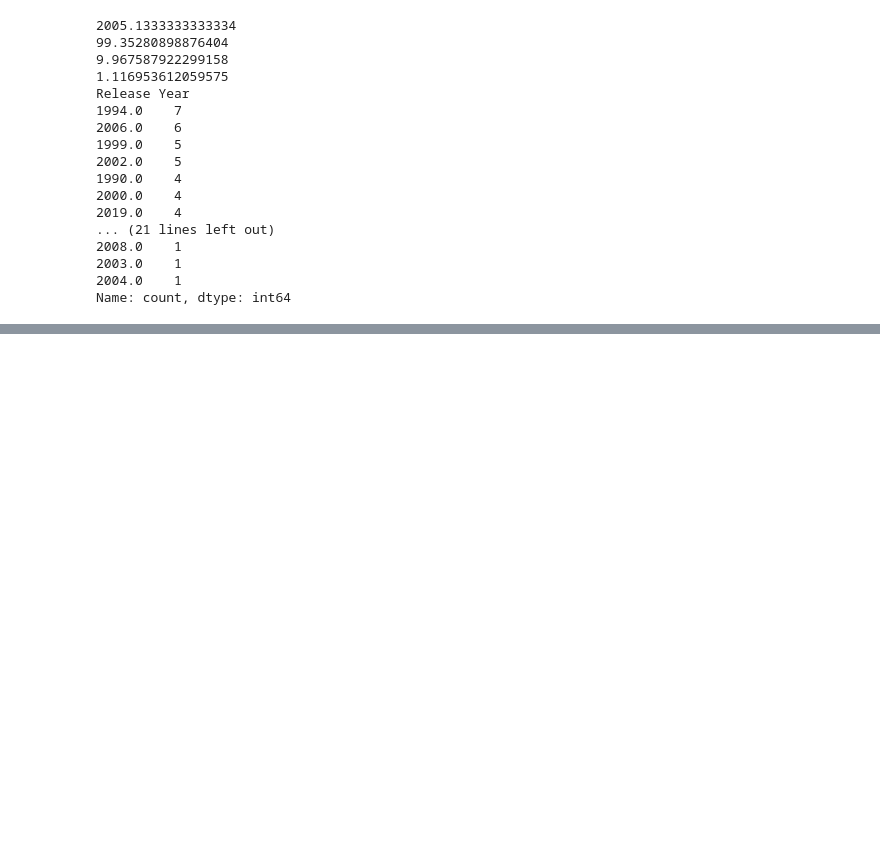
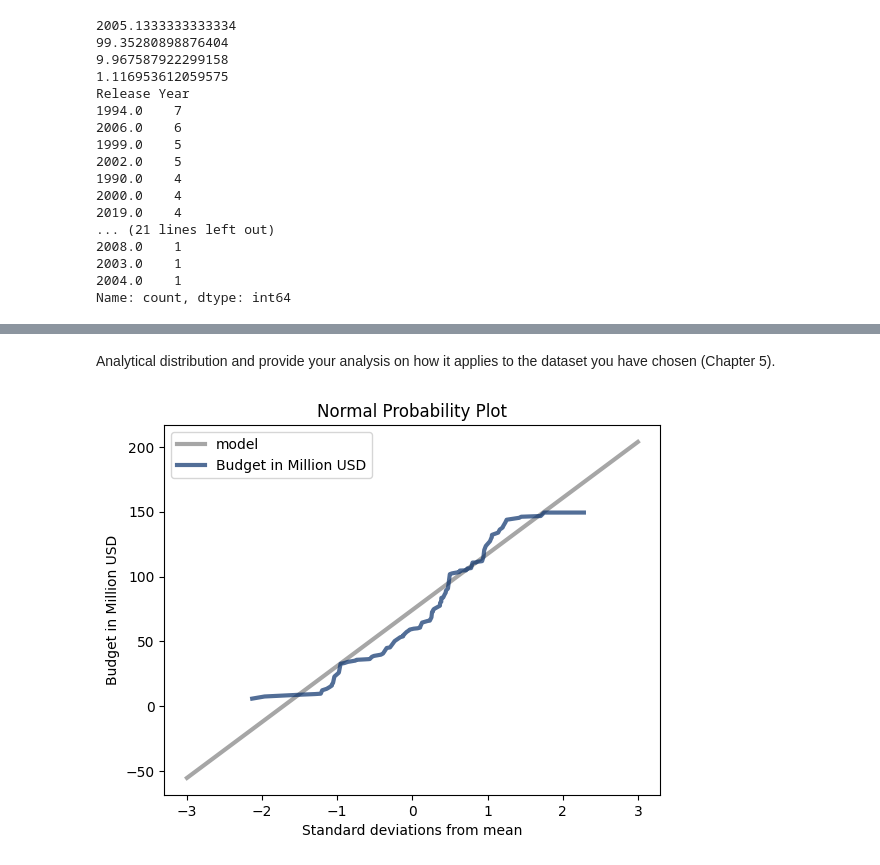
Before and after one commit to pevens/DSC_530_Final_Project, a Jupyter notebook: Week_12/DSC_530_Final_Project_Code.ipynb, the cells around one changed output, grey strips where cells are left out. Drawn from its saved outputs; the diff is of its cells as text; code cells hidden in the pictures; blank space fills up the shorter version.

```diff
--- a/Week_12/DSC_530_Final_Project_Code.ipynb
+++ b/Week_12/DSC_530_Final_Project_Code.ipynb
@@ -264,0 +330,20 @@ Name: count, dtype: int64
+# %% [markdown]
+Analytical distribution and provide your analysis on how it applies to the dataset you have chosen (Chapter 5).
+# %%
+def MakeNormalPlot(budget):
+    mean = budget.mean()
+    std = budget.std()
+    xs = [-3, 3]
+    fxs, fys = thinkstats2.FitLine(xs, inter=mean, slope=std)
+
+    thinkplot.Plot(fxs, fys, color='gray', label='model')
+    xs, ys = thinkstats2.NormalProbability(budget)
+    thinkplot.Plot(xs, ys, label='Budget in Million USD')
+    thinkplot.Config(title='Normal Probability Plot',
+                 xlabel='Standard deviations from mean',
+                 ylabel='Budget in Million USD')
+
+# Create Normal Probability Plot
+MakeNormalPlot(anime_df['Budget (in Million USD)'].sort_values())
+# %% [output]
+[figure, added]
```
Also changed, not shown: parts of 11 cells of this notebook, 2 other files.
